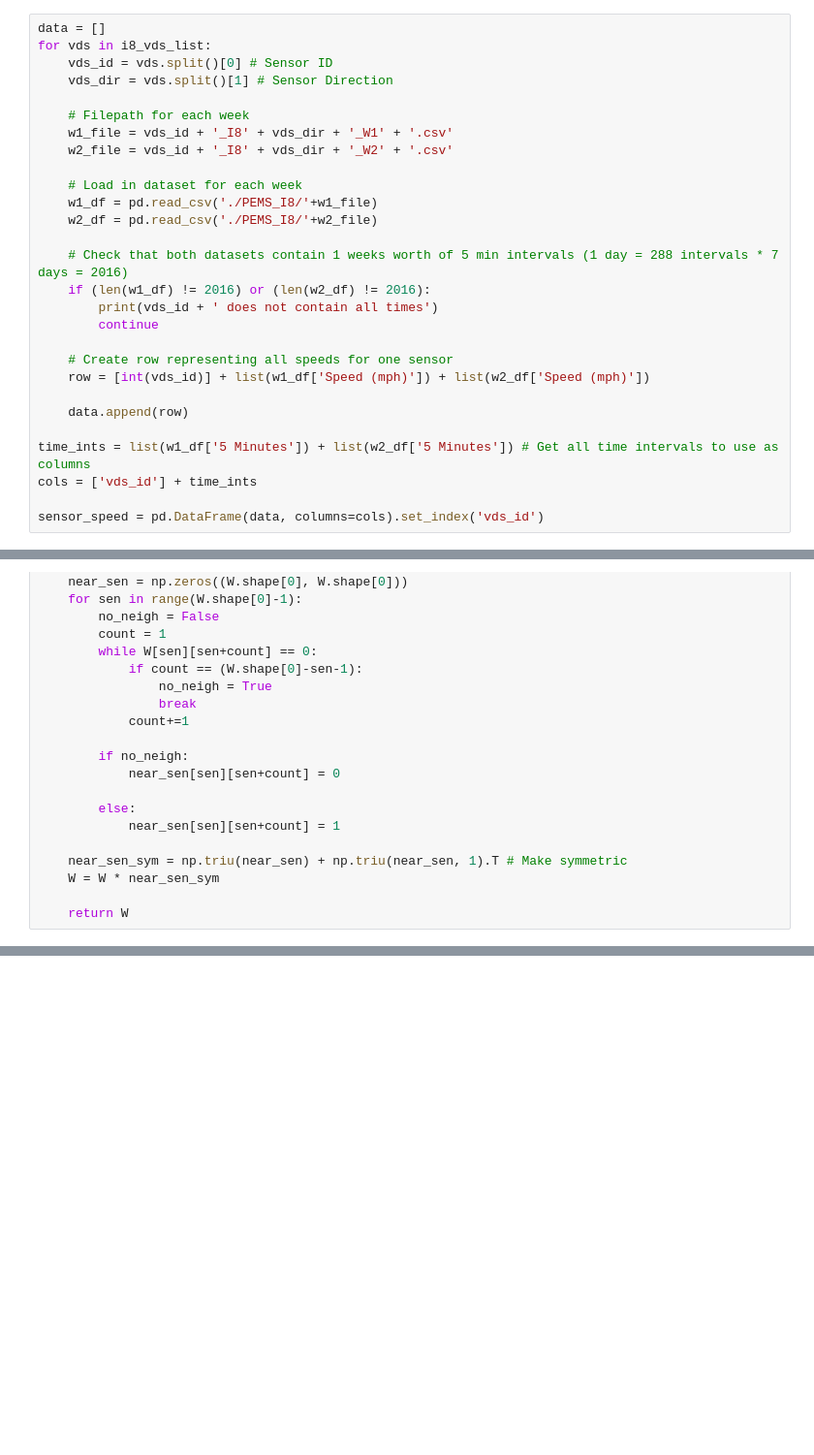
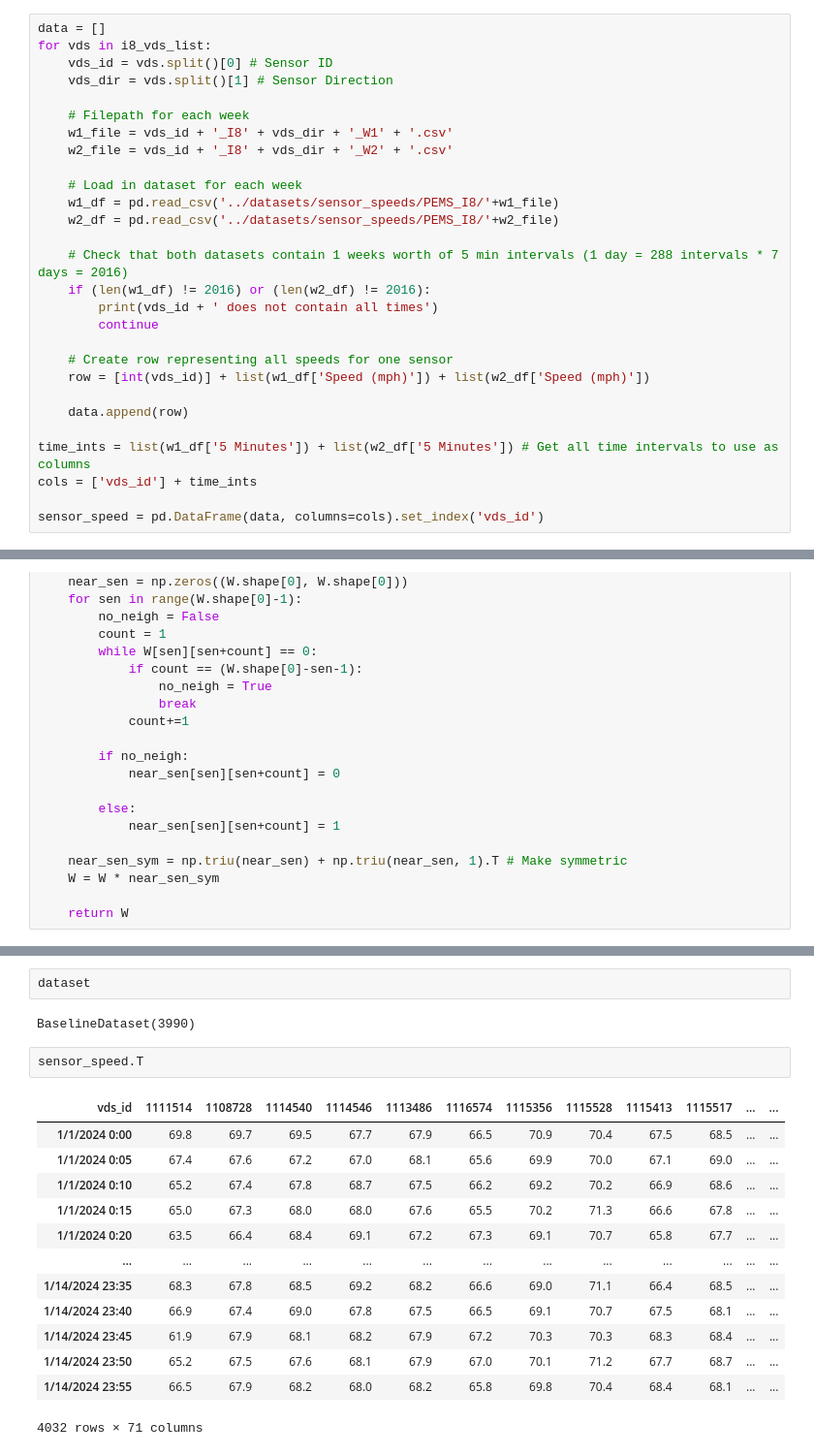
Before and after one commit to RickyMiura/DSC180B-Group12-1, a Jupyter notebook: data_loader/PEMS_I8_Preprocessing.ipynb, the cells around one changed output, grey strips where cells are left out. Shown at 97% size. Cells and saved outputs as stored; diff of their text form; blank space fills up the shorter version.

```diff
--- a/data_loader/PEMS_I8_Preprocessing.ipynb
+++ b/data_loader/PEMS_I8_Preprocessing.ipynb
@@ -89,8 +89,8 @@ for vds in i8_vds_list:
     w2_file = vds_id + '_I8' + vds_dir + '_W2' + '.csv'
 
     # Load in dataset for each week
-    w1_df = pd.read_csv('./PEMS_I8/'+w1_file)
-    w2_df = pd.read_csv('./PEMS_I8/'+w2_file)
+    w1_df = pd.read_csv('../datasets/sensor_speeds/PEMS_I8/'+w1_file)
+    w2_df = pd.read_csv('../datasets/sensor_speeds/PEMS_I8/'+w2_file)
 
     # Check that both datasets contain 1 weeks worth of 5 min intervals (1 day = 288 intervals * 7 days = 2016)
     if (len(w1_df) != 2016) or (len(w2_df) != 2016):
@@ -313,0 +399,20 @@ array([[0.0, 1.129403272735138, 0.0, ..., 0.0, 0.0, 0.0],
+# %%
+dataset
+# %% [output]
+BaselineDataset(3990)
+# %%
+sensor_speed.T
+# %% [output]
+| vds_id | 1111514 | 1108728 | 1114540 | 1114546 | 1113486 | 1116574 | 1115356 | 1115528 | 1115413 | 1115517 | ... | ... |
+| 1/1/2024 0:00 | 69.8 | 69.7 | 69.5 | 67.7 | 67.9 | 66.5 | 70.9 | 70.4 | 67.5 | 68.5 | ... | ... |
+| 1/1/2024 0:05 | 67.4 | 67.6 | 67.2 | 67.0 | 68.1 | 65.6 | 69.9 | 70.0 | 67.1 | 69.0 | ... | ... |
+| 1/1/2024 0:10 | 65.2 | 67.4 | 67.8 | 68.7 | 67.5 | 66.2 | 69.2 | 70.2 | 66.9 | 68.6 | ... | ... |
+| 1/1/2024 0:15 | 65.0 | 67.3 | 68.0 | 68.0 | 67.6 | 65.5 | 70.2 | 71.3 | 66.6 | 67.8 | ... | ... |
+| 1/1/2024 0:20 | 63.5 | 66.4 | 68.4 | 69.1 | 67.2 | 67.3 | 69.1 | 70.7 | 65.8 | 67.7 | ... | ... |
+| ... | ... | ... | ... | ... | ... | ... | ... | ... | ... | ... | ... | ... |
+| 1/14/2024 23:35 | 68.3 | 67.8 | 68.5 | 69.2 | 68.2 | 66.6 | 69.0 | 71.1 | 66.4 | 68.5 | ... | ... |
+| 1/14/2024 23:40 | 66.9 | 67.4 | 69.0 | 67.8 | 67.5 | 66.5 | 69.1 | 70.7 | 67.5 | 68.1 | ... | ... |
+| 1/14/2024 23:45 | 61.9 | 67.9 | 68.1 | 68.2 | 67.9 | 67.2 | 70.3 | 70.3 | 68.3 | 68.4 | ... | ... |
+| 1/14/2024 23:50 | 65.2 | 67.5 | 67.6 | 68.1 | 67.9 | 67.0 | 70.1 | 71.2 | 67.7 | 68.7 | ... | ... |
+| 1/14/2024 23:55 | 66.5 | 67.9 | 68.2 | 68.0 | 68.2 | 65.8 | 69.8 | 70.4 | 68.4 | 68.1 | ... | ... |
+4032 rows × 71 columns
```
Also changed, not shown: parts of 7 cells of this notebook.
